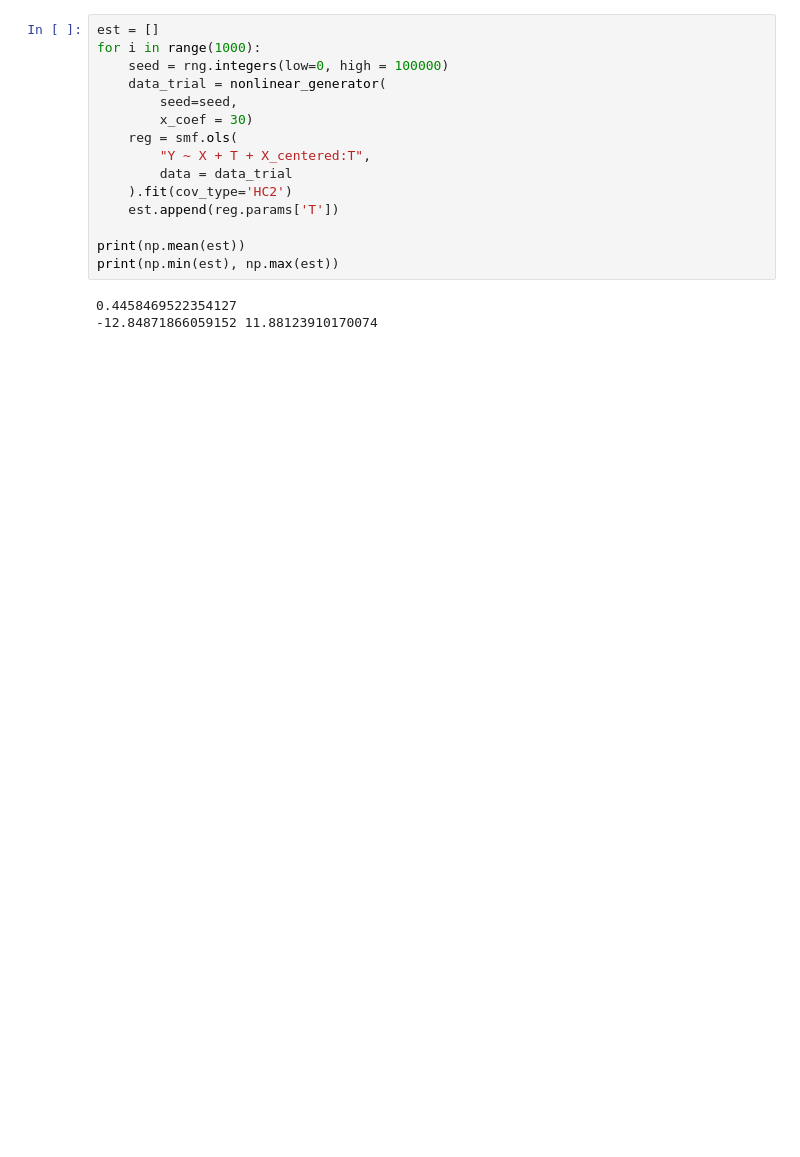
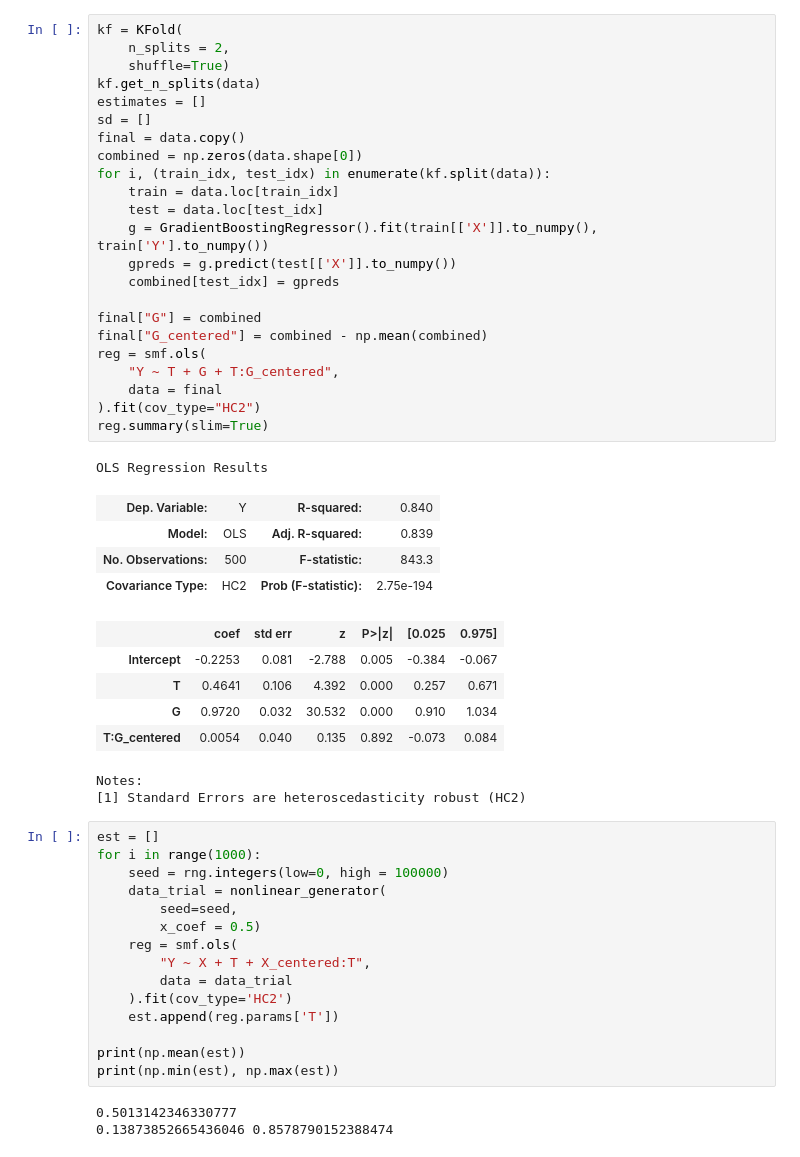
Before and after one commit to alexanderoa/blog_code, a Jupyter notebook: nonlinear_adjust/nonlinear_adjust.ipynb, the cells around one changed output. Cells and saved outputs as stored; diff of their text form; blank space fills up the shorter version.

```diff
--- a/nonlinear_adjust/nonlinear_adjust.ipynb
+++ b/nonlinear_adjust/nonlinear_adjust.ipynb
@@ -115,12 +89,48 @@ OLS Regression Results
 Notes:
 [1] Standard Errors are heteroscedasticity robust (HC2)
+# %%
+kf = KFold(
+    n_splits = 2,
+    shuffle=True)
+kf.get_n_splits(data)
+estimates = []
+sd = []
+final = data.copy()
+combined = np.zeros(data.shape[0])
+for i, (train_idx, test_idx) in enumerate(kf.split(data)):
+    train = data.loc[train_idx]
+    test = data.loc[test_idx]
+    g = GradientBoostingRegressor().fit(train[['X']].to_numpy(), train['Y'].to_numpy())
+    gpreds = g.predict(test[['X']].to_numpy())
+    combined[test_idx] = gpreds
+
+final["G"] = combined
+final["G_centered"] = combined - np.mean(combined)
+reg = smf.ols(
+    "Y ~ T + G + T:G_centered",
+    data = final
+).fit(cov_type="HC2")
+reg.summary(slim=True)
+# %% [output]
+OLS Regression Results
+| Dep. Variable: | Y | R-squared: | 0.840 |
+| Model: | OLS | Adj. R-squared: | 0.839 |
+| No. Observations: | 500 | F-statistic: | 843.3 |
+| Covariance Type: | HC2 | Prob (F-statistic): | 2.75e-194 |
+|  | coef | std err | z | P>|z| | [0.025 | 0.975] |
+| Intercept | -0.2253 | 0.081 | -2.788 | 0.005 | -0.384 | -0.067 |
+| T | 0.4641 | 0.106 | 4.392 | 0.000 | 0.257 | 0.671 |
+| G | 0.9720 | 0.032 | 30.532 | 0.000 | 0.910 | 1.034 |
+| T:G_centered | 0.0054 | 0.040 | 0.135 | 0.892 | -0.073 | 0.084 |
+Notes:
+[1] Standard Errors are heteroscedasticity robust (HC2)
 # %%
 est = []
 for i in range(1000):
     seed = rng.integers(low=0, high = 100000)
     data_trial = nonlinear_generator(
         seed=seed,
-        x_coef = 30)
+        x_coef = 0.5)
     reg = smf.ols(
         "Y ~ X + T + X_centered:T",
         data = data_trial
@@ -130,5 +140,5 @@ for i in range(1000):
 print(np.mean(est))
 print(np.min(est), np.max(est))
 # %% [output]
-0.4458469522354127
--12.84871866059152 11.88123910170074
+0.5013142346330777
+0.13873852665436046 0.8578790152388474
```
Also changed, not shown: parts of 7 cells of this notebook.
